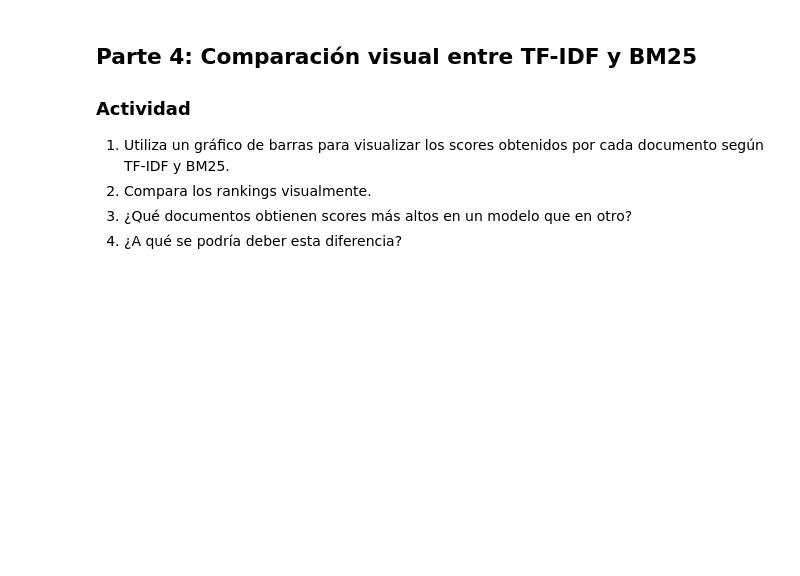
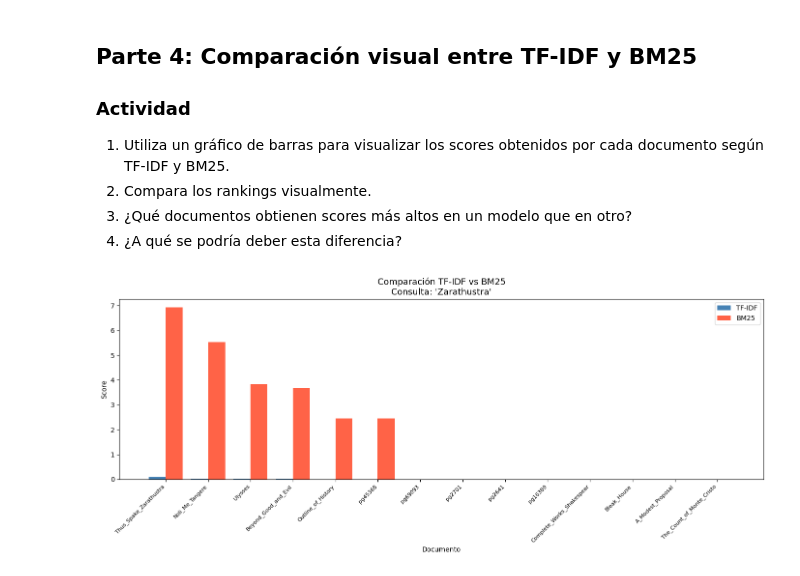
Before and after one commit to LAINE30/Recuperacion_Informacion, a Jupyter notebook: 04bm25/04bm25.ipynb, the cells around one changed output. Cells and saved outputs as stored; diff of their text form; code cells hidden in the pictures; blank space fills up the shorter version.

```diff
--- a/04bm25/04bm25.ipynb
+++ b/04bm25/04bm25.ipynb
@@ -59,0 +308,6 @@ print(f'Total archivos: {len(files)}')
+# %%
+# --- Paso 5: Parámetros BM25 ---
+k1 = 1.5   # controla la saturación de TF (típico: 1.2 - 2.0)
+b  = 0.75  # controla la normalización por longitud (típico: 0.75)
+
+print(f'Parámetros BM25: k1={k1}, b={b}')
@@ -59,0 +341,13 @@ print(f'Total archivos: {len(files)}')
+# %%
+# --- Paso 8: Ranking BM25 ---
+resultados_bm25 = buscar_bm25(CONSULTA, TOP_N)
+
+ranking_bm25 = pd.DataFrame({
+    'Documento':  [titulos[i] for i, _ in resultados_bm25],
+    'Score BM25': [score     for _, score in resultados_bm25]
+})
+ranking_bm25.index = range(1, TOP_N + 1)
+ranking_bm25.index.name = 'Rank'
+
+print(f"Ranking BM25 para: '{CONSULTA}'")
+ranking_bm25
@@ -66,3 +374,36 @@ print(f'Total archivos: {len(files)}')
 2. Compara los rankings visualmente.
 3. ¿Qué documentos obtienen scores más altos en un modelo que en otro?
 4. ¿A qué se podría deber esta diferencia?
+# %%
+# Unir rankings por documento para comparar
+top_docs_tfidf = ranking_tfidf['Documento'].tolist()
+top_docs_bm25  = ranking_bm25['Documento'].tolist()
+todos_docs     = list(dict.fromkeys(top_docs_tfidf + top_docs_bm25))  # sin duplicados
+
+# Scores TF-IDF para todos los docs del top combinado
+scores_tfidf_dict = dict(zip(ranking_tfidf['Documento'], ranking_tfidf['Score TF-IDF']))
+scores_bm25_dict  = dict(zip(ranking_bm25['Documento'],  ranking_bm25['Score BM25']))
+
+scores_tfidf_plot = [scores_tfidf_dict.get(d, 0) for d in todos_docs]
+scores_bm25_plot  = [scores_bm25_dict.get(d, 0)  for d in todos_docs]
+
+# Etiquetas cortas para el gráfico
+labels = [d.replace('.txt', '').split('_', 1)[-1][:25] for d in todos_docs]
+
+x = np.arange(len(todos_docs))
+ancho = 0.4
+
+fig, ax = plt.subplots(figsize=(14, 6))
+barras1 = ax.bar(x - ancho/2, scores_tfidf_plot, ancho, label='TF-IDF', color='steelblue')
+barras2 = ax.bar(x + ancho/2, scores_bm25_plot,  ancho, label='BM25',   color='tomato')
+
+ax.set_title(f"Comparación TF-IDF vs BM25\nConsulta: '{CONSULTA}'", fontsize=13)
+ax.set_xlabel('Documento')
+ax.set_ylabel('Score')
+ax.set_xticks(x)
+ax.set_xticklabels(labels, rotation=45, ha='right', fontsize=8)
+ax.legend()
+plt.tight_layout()
+plt.show()
+# %% [output]
+[figure, added]
```
Also changed, not shown: parts of 19 cells of this notebook, 16 other files.
